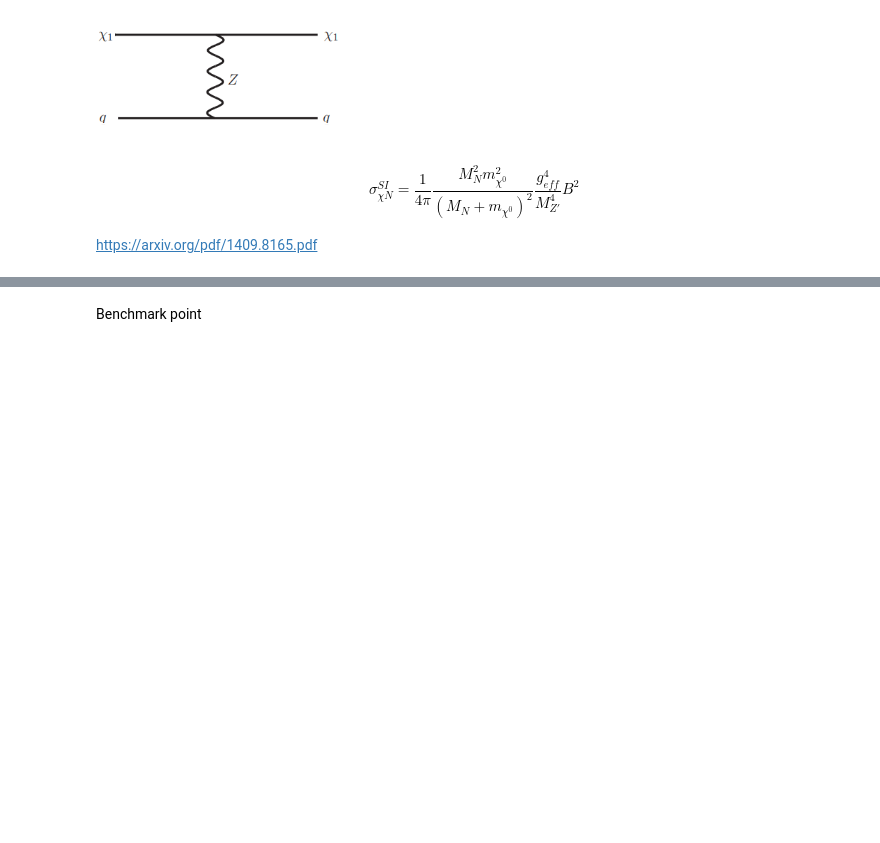
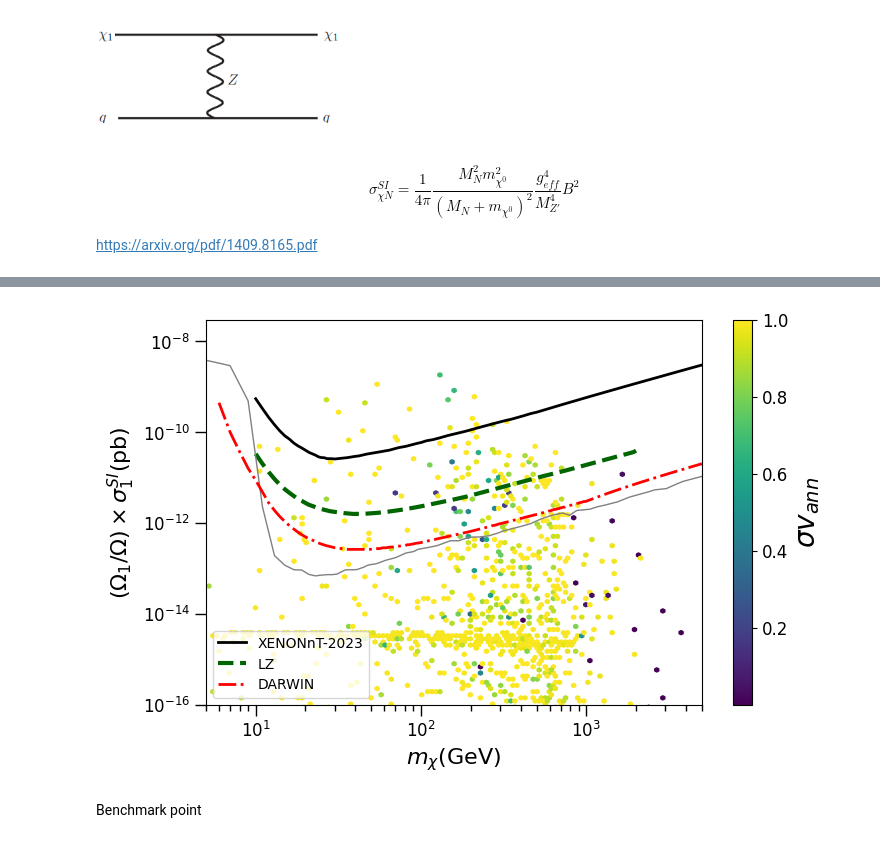
Before and after one commit to davidsuarezr/MDEO, a Jupyter notebook: random-scan-DM.ipynb, the cells around one changed output, grey strips where cells are left out. Saved outputs shown, nothing was run; the diff lists cells and outputs as text; code cells hidden in the pictures; blank space fills up the shorter version.

```diff
--- a/random-scan-DM.ipynb
+++ b/random-scan-DM.ipynb
@@ -377,3 +459,40 @@ plt.savefig('plots/SI-chi.pdf')
+# %%
+plt.figure(figsize=(8,5))
+plt.minorticks_on()
+plt.tick_params('both', length=8, width=1, which='major')
+plt.tick_params('both', length=4, width=1, which='minor')
+
+plt.hexbin(xd.mChi, (xd.Omega1/Omega)*xd.SIN1,(xd.sv1100/(xd.sv1100+xd.sv1122)),xscale='log',yscale='log',gridsize = 150)
+a=plt.colorbar()
+a.set_label(r'$\sigma v_{ann}$',size=20)
+
+#XENON1T
+n=np.arange(10,5000)
+plt.loglog(n,XENONnT(n)*1e+36,'k-',lw=2,label='XENONnT-2023')
+
+#plt LZ
+n=np.arange(10,2000)
+plt.semilogy(n,LZSI(n)*1e+36,color='darkgreen',linestyle='--',lw=3,label='LZ')
+
+#Neutrino coherent scattering
+n=np.arange(1,5.e+3,2)
+plt.loglog(n,NCS(n),color='grey',lw=1.0,label='')
+
+# DARWIN SI
+n=np.arange(6,5000)
+plt.loglog(n,DARSI(n)*1e+36,color='red',linestyle='-.',lw=2,label='DARWIN')
+
+plt.xlabel(r'$m_{\chi}$(GeV)',size=16)
+plt.ylabel(r'$(\Omega_1/\Omega)\times\sigma_1^{SI}$(pb)',size=16)
+plt.legend(prop={'size':10},loc='lower left')
+plt.xlim(5e0,5e3)
+plt.ylim(1e-16,3e-8)
+
+#plt.tight_layout()
+#plt.savefig('plots/SI-chi.pdf')
+plt.show()
+# %% [output]
+[figure, added]
 # %% [markdown]
 Benchmark point
 # %%
```
Also changed, not shown: parts of 21 cells of this notebook, 5 other files.
